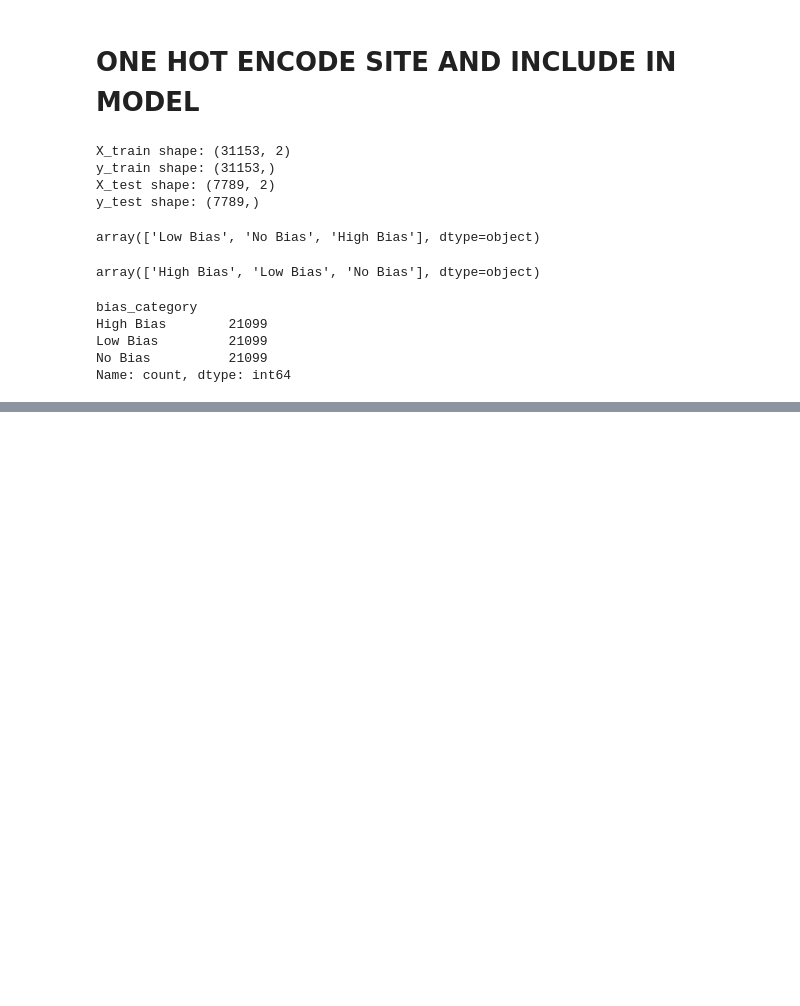
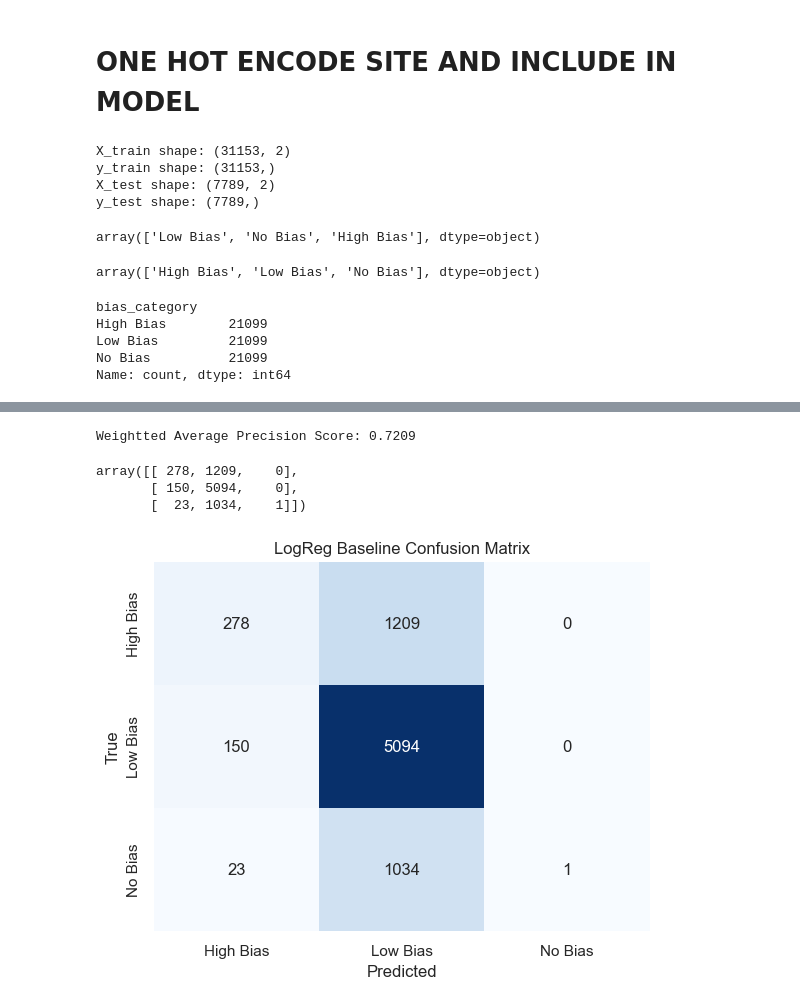
Before and after one commit to madelinebirch/Bias_Classification_for_Headline_Objectivity, a Jupyter notebook: can she do it?.ipynb, the cells around one changed output, grey strips where cells are left out. Drawn from its saved outputs; the diff is of its cells as text; code cells hidden in the pictures; blank space fills up the shorter version.

```diff
--- a/can she do it?.ipynb
+++ b/can she do it?.ipynb
@@ -1149,16 +722,0 @@ lowering learning rate, adding epochs to 50
-# %%
-# Define the neural network model
-nn_model_6 = Sequential()
-nn_model_6.add(Dense(64, input_dim=X_train_array.shape[1]))
-nn_model_6.add(LeakyReLU(alpha=0.1))  # Leaky ReLU activation
-nn_model_6.add(BatchNormalization())
-nn_model_6.add(Dense(32))
-nn_model_6.add(LeakyReLU(alpha=0.1))  # Leaky ReLU activation
-nn_model_6.add(BatchNormalization())
-nn_model_6.add(Dense(len(class_labels), activation='softmax'))
-
-# Compile the model with a faster learning rate
-nn_model_6.compile(optimizer=Adam(learning_rate=0.01), loss='categorical_crossentropy', metrics=['accuracy'])
-
-# Train the model with class weights
-nn_model_6.fit(X_train_array, y_train_one_hot, epochs=50, batch_size=32, validation_split=0.2)
@@ -1287,0 +753,6 @@ from scikeras.wrappers import KerasClassifier
+# %%
+# Create a logistic regression model
+logreg_model = LogisticRegression()
+
+# Fit the model to the training data
+logreg_model.fit(X_train_array, y_train)
@@ -1287,0 +768,27 @@ from scikeras.wrappers import KerasClassifier
+# %%
+# Make predictions on the test set
+logreg_y_pred = logreg_model.predict(X_test_array)
+
+# Calculate the weighted-average precision score
+logreg_weighted_precision = precision_score(y_test, logreg_y_pred, average='weighted')
+print(f'Weighted Average Precision Score: {logreg_weighted_precision:.4f}')
+# %% [output]
+Weightted Average Precision Score: 0.7209
+# %%
+# Generate confusion matrix
+logreg_cm = confusion_matrix(y_test, logreg_y_pred)
+logreg_cm
+# %% [output]
+array([[ 278, 1209,    0],
+       [ 150, 5094,    0],
+       [  23, 1034,    1]])
+# %%
+# Display the confusion matrix using a heatmap
+sns.heatmap(logreg_cm, annot=True, fmt='d', cmap='Blues', cbar=False,
+            xticklabels=logreg_model.classes_, yticklabels=logreg_model.classes_)
+plt.xlabel('Predicted')
+plt.ylabel('True')
+plt.title('LogReg Baseline Confusion Matrix')
+plt.show()
+# %% [output]
+[figure, added]
```
Also changed, not shown: parts of 51 cells of this notebook, 2 other files.
